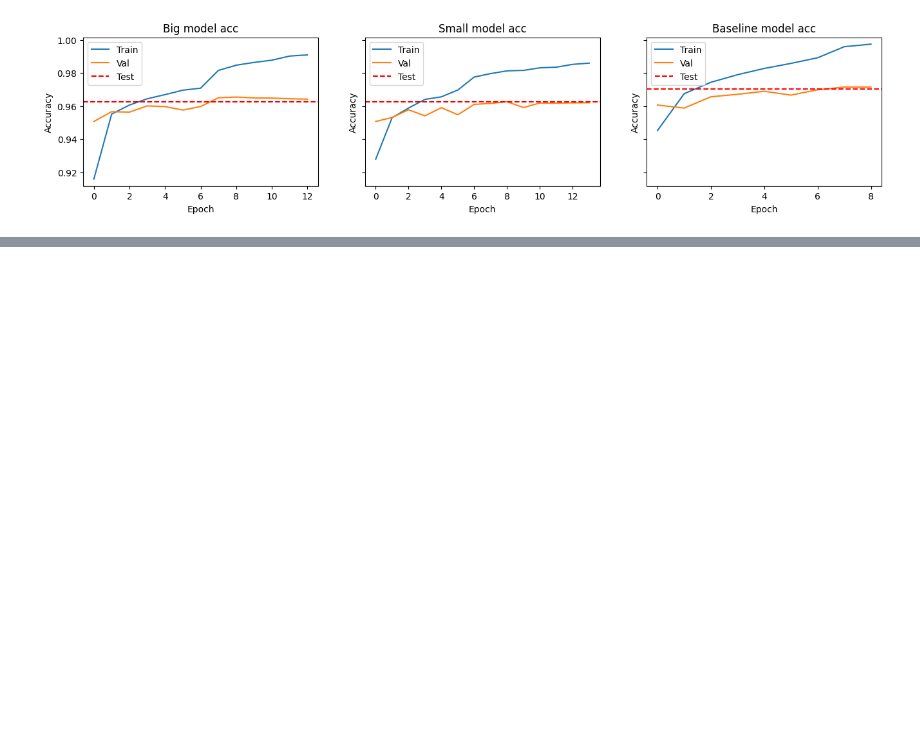
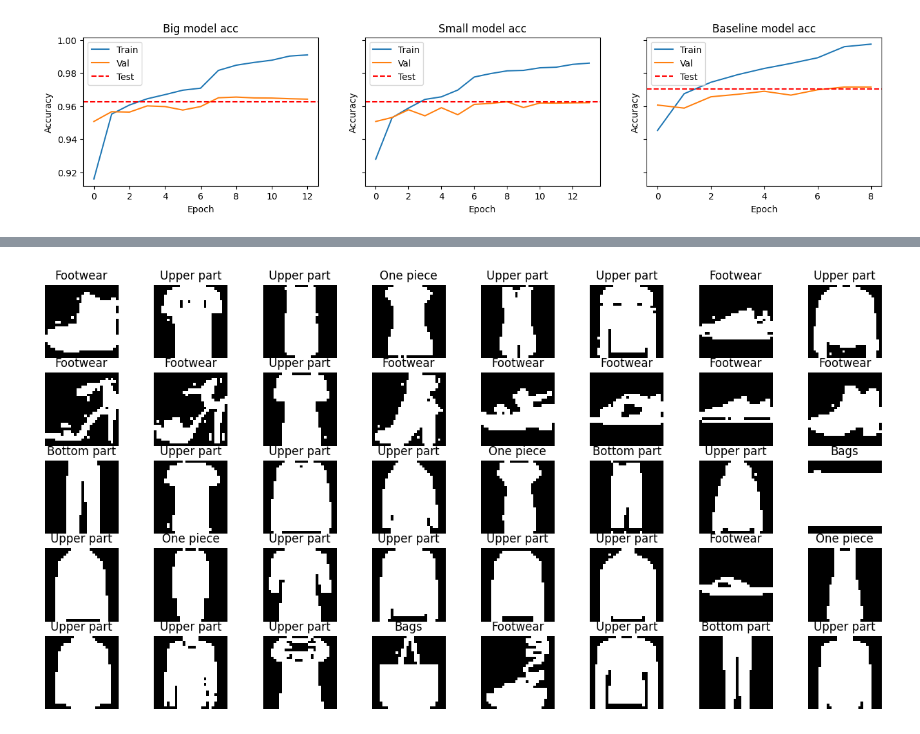
Before and after one commit to pablorodriper/fashion-mnist, a Jupyter notebook: notebooks/experiments.ipynb, the cells around one changed output, grey strips where cells are left out. Cells and saved outputs as stored; diff of their text form; code cells hidden in the pictures; blank space fills up the shorter version.

```diff
--- a/notebooks/experiments.ipynb
+++ b/notebooks/experiments.ipynb
@@ -493,0 +508,13 @@ plt.show()
+# %%
+# Calculate laplacian
+for i, image in enumerate(train_x):
+    image = np.round(image / 50) * 50
+    laplacian = ndimage.laplace(image)
+    # Normalize between 0 and 255
+    train_x[i] = (laplacian - laplacian.min()) / (laplacian.max() - laplacian.min()) * 255
+
+for i, image in enumerate(test_x):
+    image = np.round(image / 50) * 50
+    laplacian = ndimage.laplace(image)
+    # Normalize between 0 and 255
+    test_x[i] = (laplacian - laplacian.min()) / (laplacian.max() - laplacian.min()) * 255
@@ -493,0 +624,14 @@ plt.show()
+# %%
+train_x, train_y, test_x, test_y = load_data()
+
+f, ax = plt.subplots(5,8, figsize=(16,8))
+
+for i, image in enumerate(train_x[:40]):
+    image = (image > 5) * 255
+    ax[i//8, i%8].imshow(image, cmap='gray')
+    ax[i//8, i%8].axis('off')
+    ax[i//8, i%8].set_title(LABELS[np.argmax(train_y[i])])
+
+plt.show()
+# %% [output]
+[figure, added]
```
Also changed, not shown: parts of 22 cells of this notebook.
